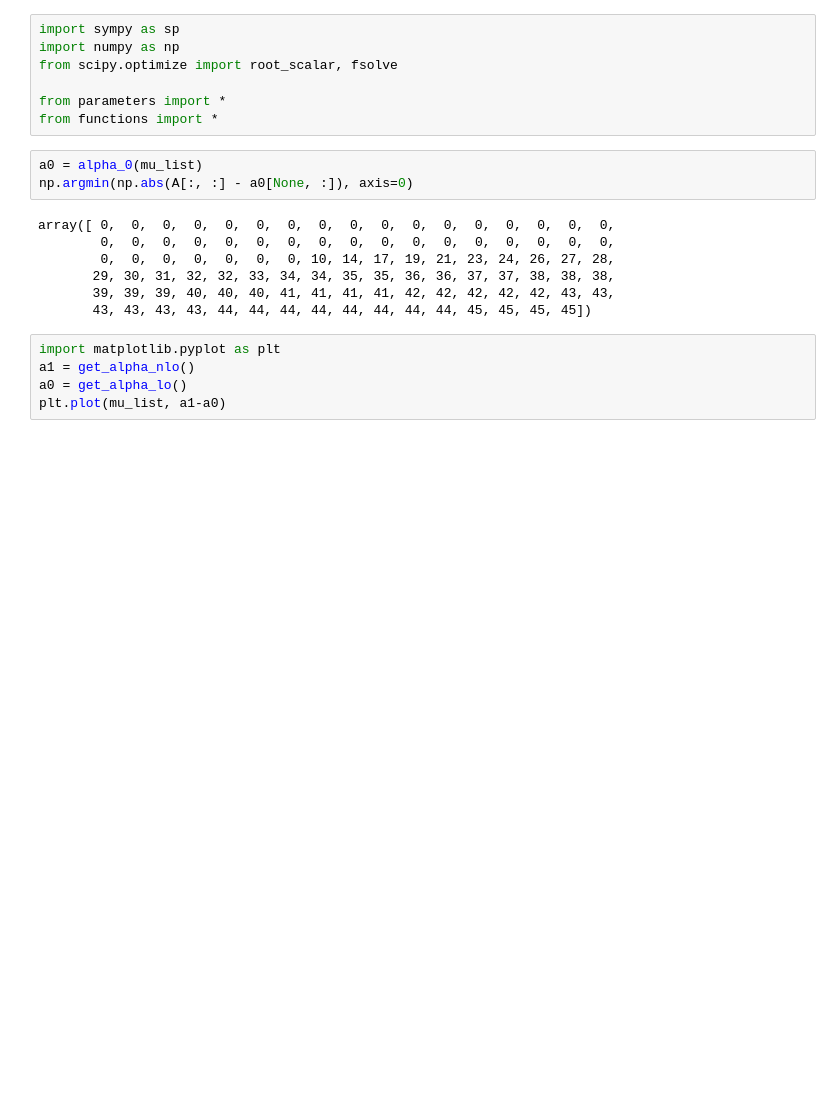
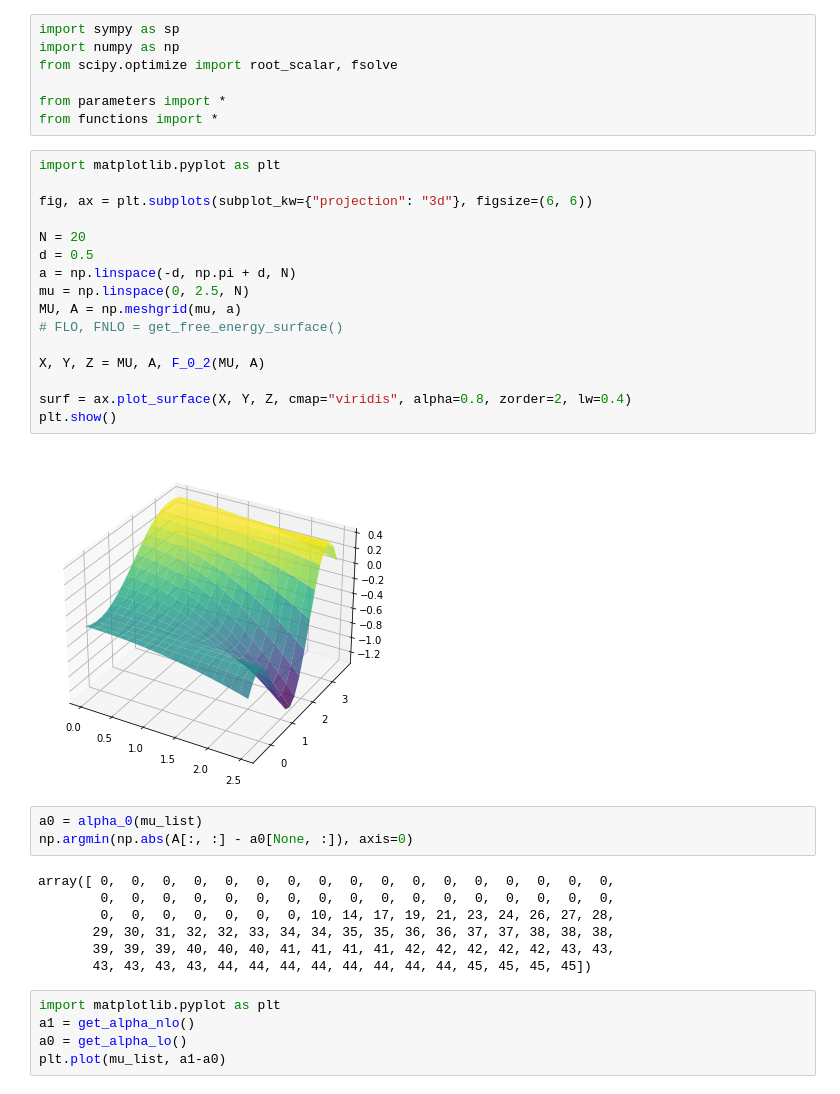
Before and after one commit to martkjoh/prosjektopggave, a Jupyter notebook: scripts/numerikk/test_notebook.ipynb, the cells around one changed output. Saved outputs shown, nothing was run; the diff lists cells and outputs as text; blank space fills up the shorter version.

```diff
--- a/scripts/numerikk/test_notebook.ipynb
+++ b/scripts/numerikk/test_notebook.ipynb
@@ -5,6 +5,24 @@ from scipy.optimize import root_scalar, fsolve
 
 from parameters import *
 from functions import *
+# %%
+import matplotlib.pyplot as plt
+
+fig, ax = plt.subplots(subplot_kw={"projection": "3d"}, figsize=(6, 6))
+
+N = 20
+d = 0.5
+a = np.linspace(-d, np.pi + d, N)
+mu = np.linspace(0, 2.5, N)
+MU, A = np.meshgrid(mu, a)
+# FLO, FNLO = get_free_energy_surface()
+
+X, Y, Z = MU, A, F_0_2(MU, A)
+
+surf = ax.plot_surface(X, Y, Z, cmap="viridis", alpha=0.8, zorder=2, lw=0.4)
+plt.show()
+# %% [output]
+[figure, added]
 # %%
 a0 = alpha_0(mu_list)
 np.argmin(np.abs(A[:, :] - a0[None, :]), axis=0)
```
Also changed, not shown: 10 other files.
